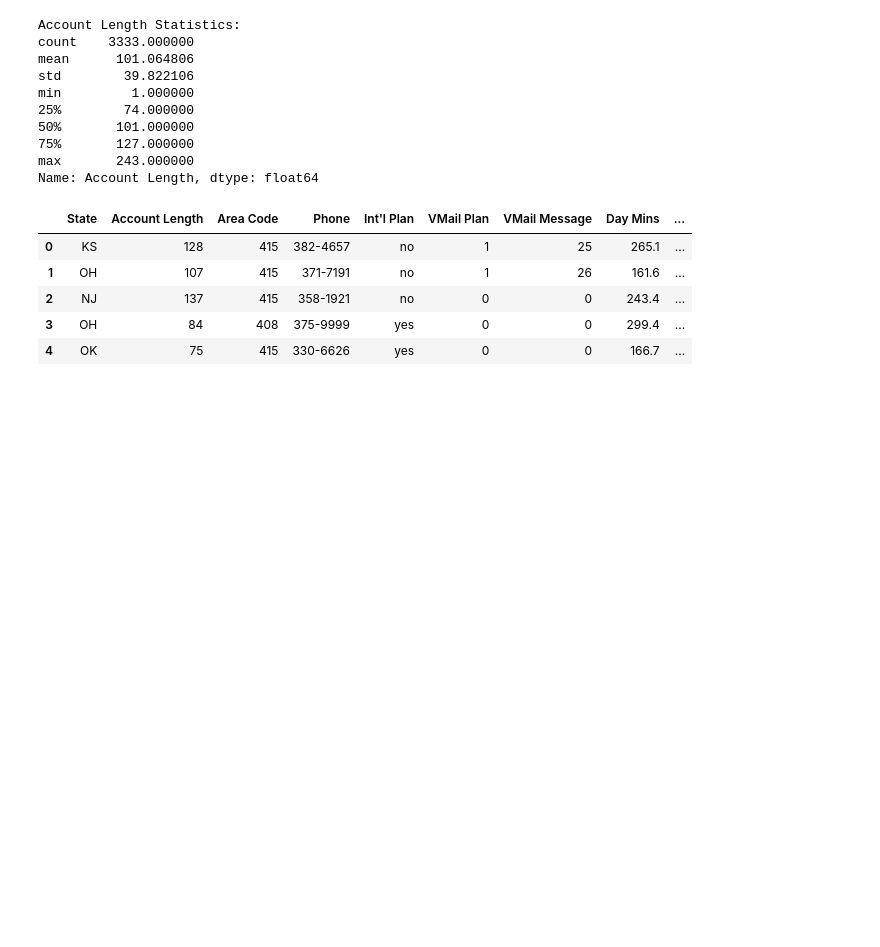
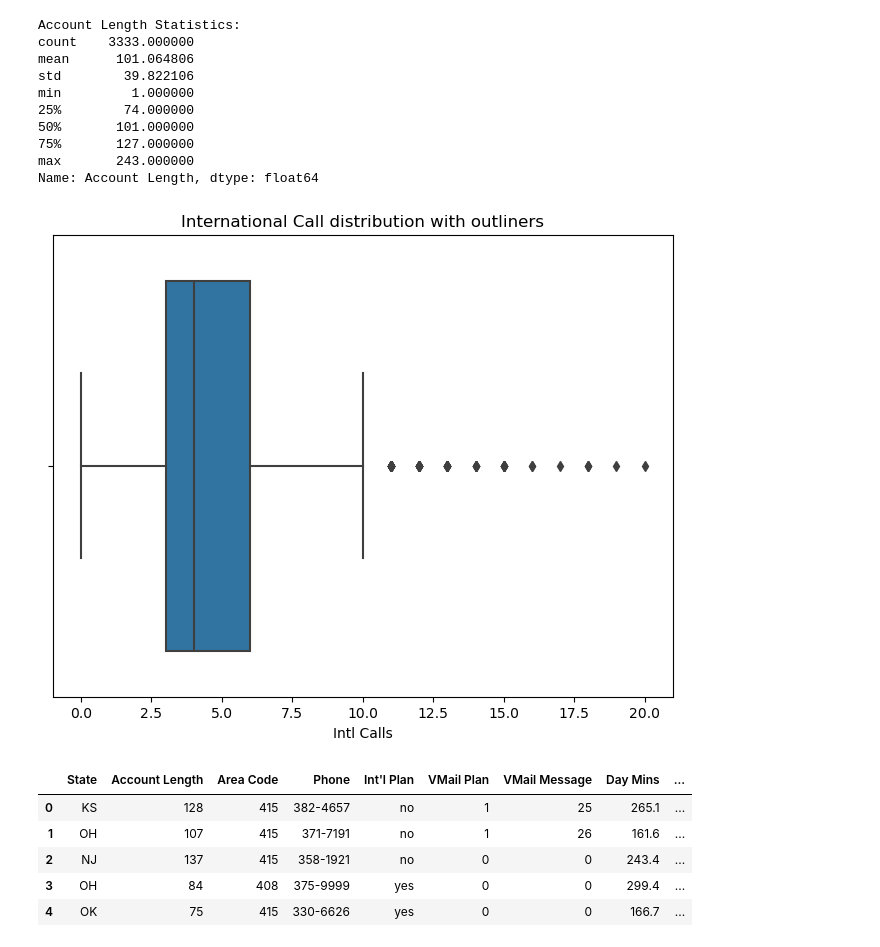
Before and after one commit to Luksh/Machine-Learning-Class, a Jupyter notebook: Assignment/Churn.ipynb, the cells around one changed output. Cells and saved outputs as stored; diff of their text form; code cells hidden in the pictures; blank space fills up the shorter version.

```diff
--- a/Assignment/Churn.ipynb
+++ b/Assignment/Churn.ipynb
@@ -109,6 +107,14 @@ min         1.000000
 75%       127.000000
 max       243.000000
 Name: Account Length, dtype: float64
+# %%
+import seaborn as sns
+plt.figure(figsize=(8,6))
+sns.boxplot(x=df["Intl Calls"])
+plt.title("International Call distribution with outliners")
+plt.show()
+# %% [output]
+[figure, added]
 # %%
 from sklearn.preprocessing import LabelEncoder
 
```
Also changed, not shown: parts of 4 cells of this notebook, 3 other files.
